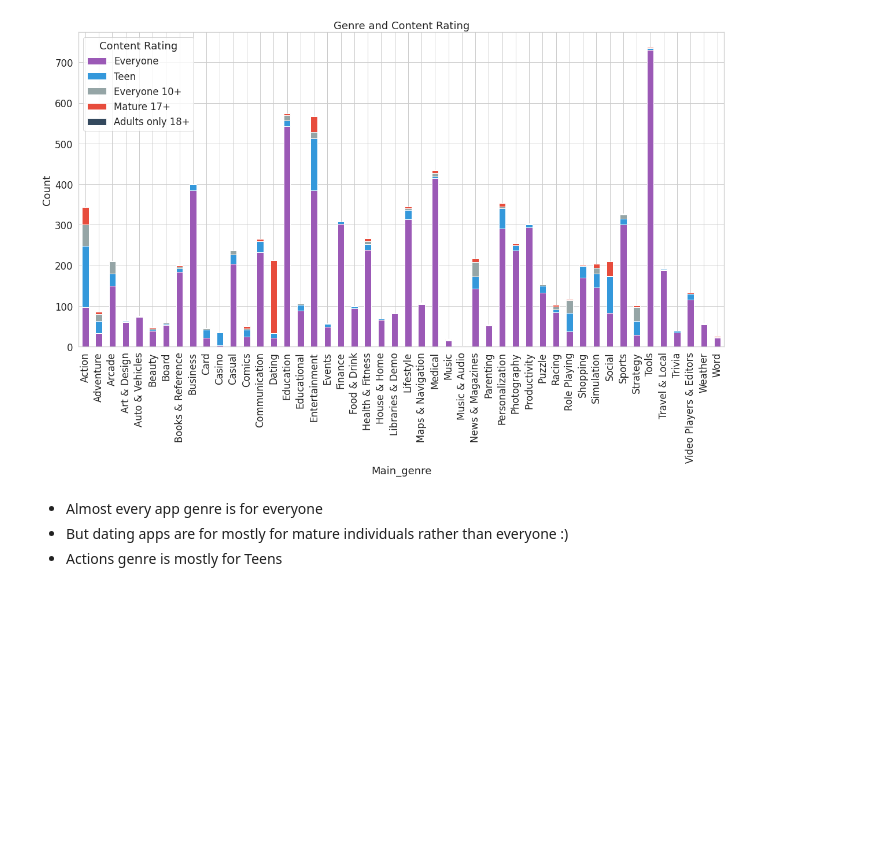
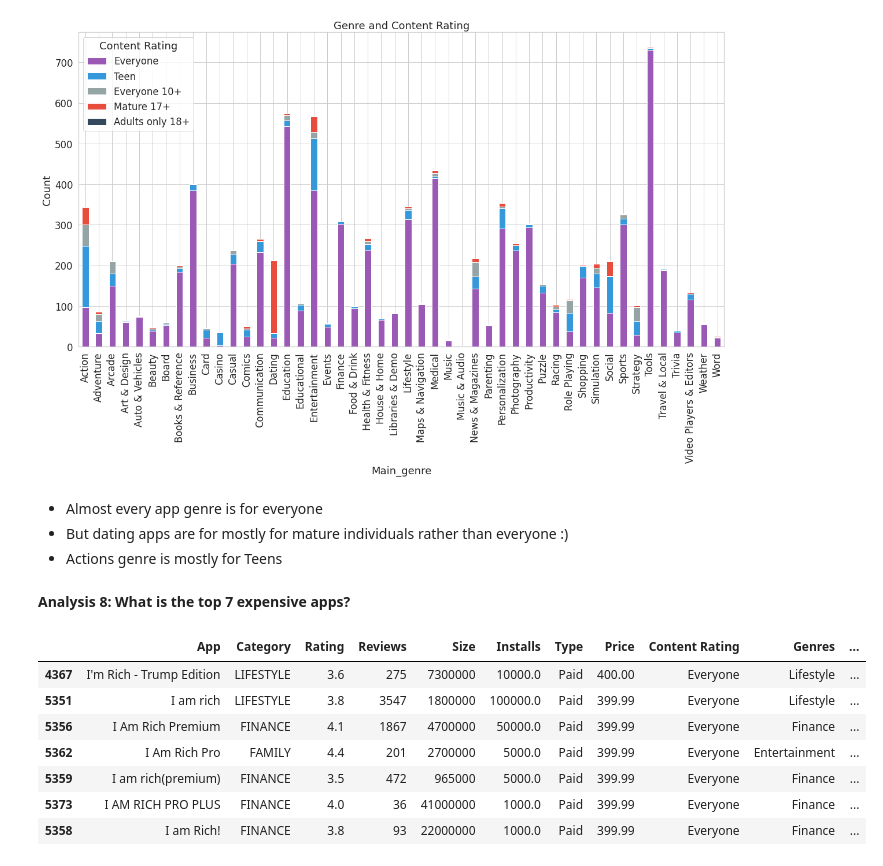
Before and after one commit to Bivek-basu/Play-Store-App-Review-Analysis, a Jupyter notebook: Play_Store_App_Review_Analysis_Individual.ipynb, the cells around one changed output. Drawn from its saved outputs; the diff is of its cells as text; code cells hidden in the pictures; blank space fills up the shorter version.

```diff
--- a/Play_Store_App_Review_Analysis_Individual.ipynb
+++ b/Play_Store_App_Review_Analysis_Individual.ipynb
@@ -465,3 +467,17 @@ Text(0.5, 1.0, 'Genre and Content Rating')
 *  Almost every app genre is for everyone
 *  But dating apps are for mostly for mature individuals rather than everyone :)
 *  Actions genre is mostly for Teens
+# %% [markdown]
+<b> Analysis 8: What is the top 7 expensive apps?
+# %%
+df = store_df.sort_values(by=['Price'], ascending=False)
+df.head(7)
+# %% [output]
+|  | App | Category | Rating | Reviews | Size | Installs | Type | Price | Content Rating | Genres | ... |
+| 4367 | I'm Rich - Trump Edition | LIFESTYLE | 3.6 | 275 | 7300000 | 10000.0 | Paid | 400.00 | Everyone | Lifestyle | ... |
+| 5351 | I am rich | LIFESTYLE | 3.8 | 3547 | 1800000 | 100000.0 | Paid | 399.99 | Everyone | Lifestyle | ... |
+| 5356 | I Am Rich Premium | FINANCE | 4.1 | 1867 | 4700000 | 50000.0 | Paid | 399.99 | Everyone | Finance | ... |
+| 5362 | I Am Rich Pro | FAMILY | 4.4 | 201 | 2700000 | 5000.0 | Paid | 399.99 | Everyone | Entertainment | ... |
+| 5359 | I am rich(premium) | FINANCE | 3.5 | 472 | 965000 | 5000.0 | Paid | 399.99 | Everyone | Finance | ... |
+| 5373 | I AM RICH PRO PLUS | FINANCE | 4.0 | 36 | 41000000 | 1000.0 | Paid | 399.99 | Everyone | Finance | ... |
+| 5358 | I am Rich! | FINANCE | 3.8 | 93 | 22000000 | 1000.0 | Paid | 399.99 | Everyone | Finance | ... |
```
Also changed, not shown: parts of 13 cells of this notebook.
